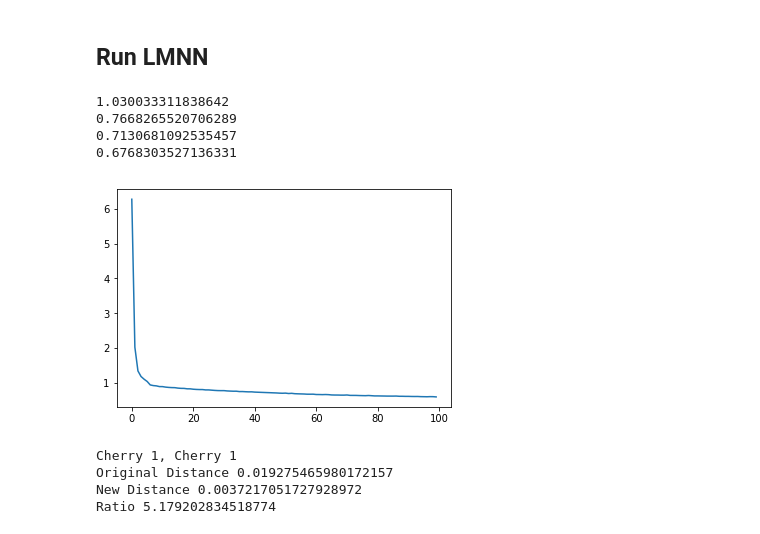
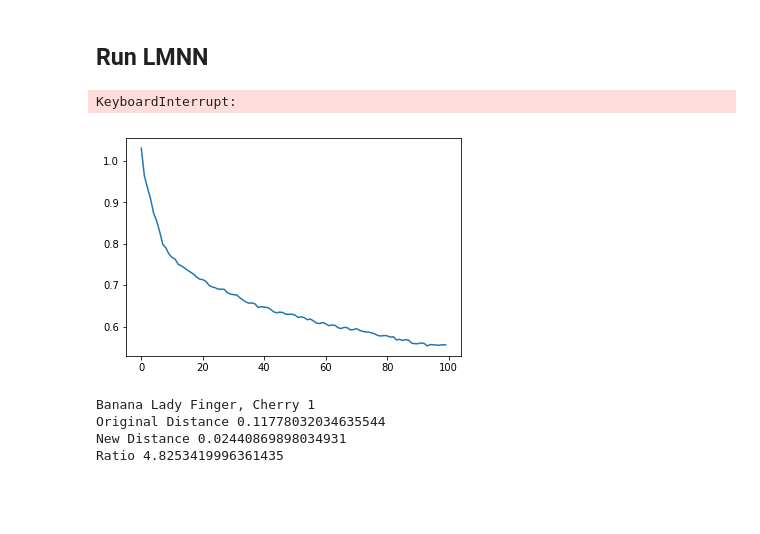
Before and after one commit to Holstrup/MetricLearning, a Jupyter notebook: MetricLearning/Run_LMNN.ipynb, the cells around one changed output. Saved outputs shown, nothing was run; the diff lists cells and outputs as text; code cells hidden in the pictures; blank space fills up the shorter version.

```diff
--- a/MetricLearning/Run_LMNN.ipynb
+++ b/MetricLearning/Run_LMNN.ipynb
@@ -79,3 +599,28 @@ Plots.plot_kernel(L)
+# %%
+from scipy.special import softmax
+def update_step(G):
+    """
+    Update L
+
+    :param G: Computed gradient for a given iteration
+    """
+    global L
+    new_L = L - alpha * G
+    L = softmax(new_L, axis=0)
+# %%
+# TODO:  Run this in loop over all vectors in X
+X = embeddings
+Y = np.array(labels)
+
+l = 0.009
+N_Iterations = 10
+Loss_History = []
+find_target_neighbors(X, Y)
+
+for i in range(N_Iterations):
+    Gradient_L, Loss = gradient_loss(L, X, Y)
+    update_step(Gradient_L)
+    Loss_History.append(Loss)
 # %% [markdown]
 ## Functions
 # %% [markdown]
@@ -220,6 +766,7 @@ Next we define the update step for L given some gradient. <br/>
 
 Additinally, it might be worth considering updating alpha. In one of the papers they state that "*(...) at each iteration, we increased α by a factor of 1.01 if the loss function decreased and decreased α by a factor of 0.5 if the loss function increased.*"
 # %%
+from scipy.special import softmax
 def update_step(G):
     """
     Update L
@@ -229,8 +776,8 @@ def update_step(G):
     global L
 
     # Map new L into correct space
-    new_L = np.abs(L - alpha * G)
-    new_L = new_L / np.sum(new_L, axis=0)
+    new_L = L - alpha * G
+    #new_L = softmax(new_L, axis=0)
 
     #Update L
     L = new_L
@@ -243,15 +790,10 @@ Y = np.array(labels)
 
 l = 0.009
 Loss_History = []
-for i in range(100):
+for i in range(10):
     Gradient_L, Loss = gradient_loss(L, X, Y)
-
     update_step(Gradient_L)
     Loss_History.append(Loss)
-    if i % 10 == 0:
-        print(Loss)
+    print(Loss)
 # %% [output]
-1.030033311838642
-0.7668265520706289
-0.7130681092535457
-0.6768303527136331
+KeyboardInterrupt:
@@ -262,9 +800,9 @@ def plot_loss_curve(losses):
-# %%
-plot_loss_curve(Loss_History)
-# %% [output]
-[figure, removed]
+# %%
+Plots.plot_loss_curve(Loss_History)
+# %% [output]
+[figure, added]
 # %%
-i = 5
+i = 0
 j = 7
 
 xi = X[i,:]
@@ -274,7 +812,7 @@ print("Original Distance {}".format(chi_square_distance(xi, xj)))
 print("New Distance {}".format(chi_square_distance(L @ xi, L @ xj)))
 print("Ratio {}".format(chi_square_distance(xi, xj) / chi_square_distance(L @ xi, L @ xj)))
 # %% [output]
-Cherry 1, Cherry 1
-Original Distance 0.019275465980172157
-New Distance 0.0037217051727928972
-Ratio 5.179202834518774
+Banana Lady Finger, Cherry 1
+Original Distance 0.11778032034635544
+New Distance 0.02440869898034931
+Ratio 4.8253419996361435
```
Also changed, not shown: parts of 30 cells of this notebook, 1 other file.
